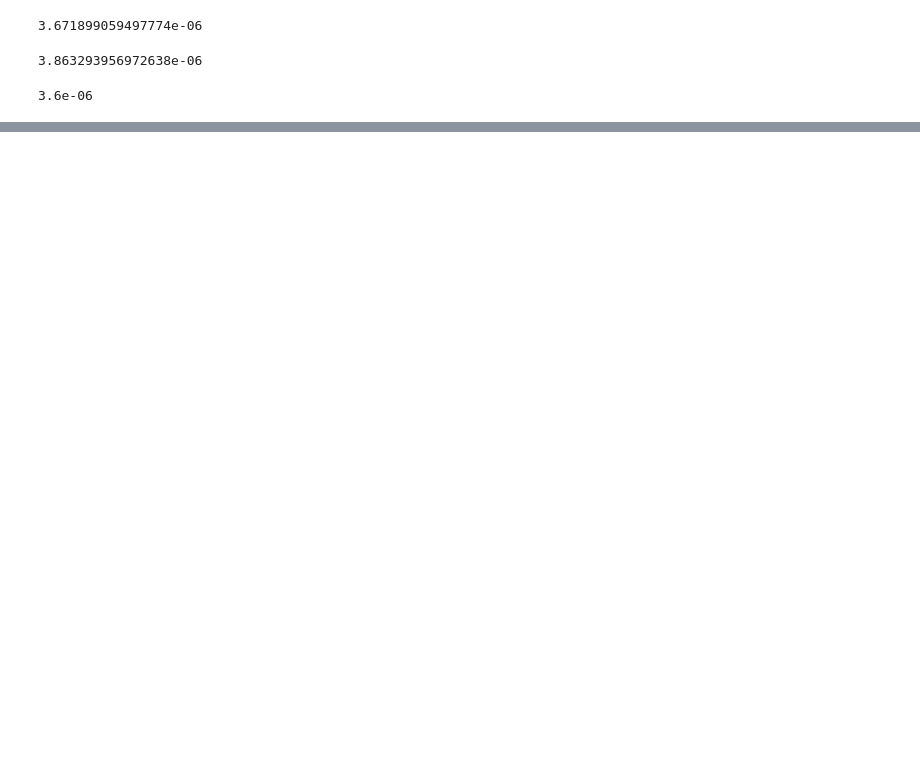
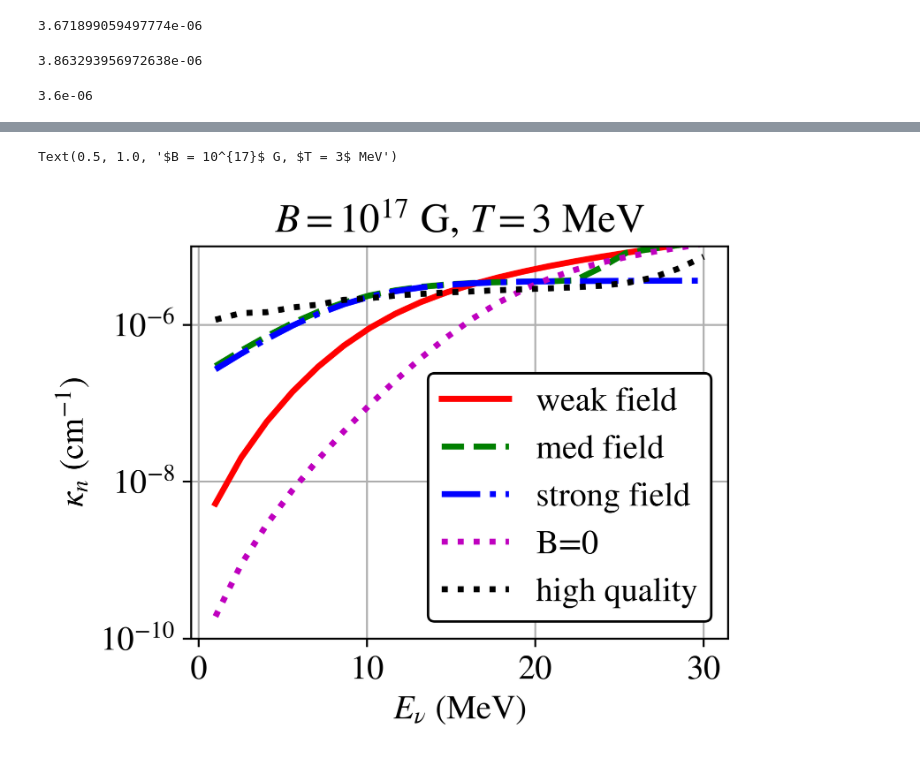
Before and after one commit to clwelch03/HEA-neutrinos, a Jupyter notebook: src/newopacities_mlknotes.ipynb, the cells around one changed output, grey strips where cells are left out. Cells and saved outputs as stored; diff of their text form; code cells hidden in the pictures; blank space fills up the shorter version.

```diff
--- a/src/newopacities_mlknotes.ipynb
+++ b/src/newopacities_mlknotes.ipynb
@@ -61,15 +61,18 @@ def electron_energy(eb, n, kz):
 
 def log_electron_density(mu, eb, t):
     if mu < 0:
-        max_ll = 2 * floor(t**2 / (2 * eb))
+        max_ll = 10 * floor(t**2 / (2 * eb))
     else:
-        max_ll = 2 * floor((t + mu)**2 / (2 * eb))
+        max_ll = 10 * floor((t + mu)**2 / (2 * eb))
 
     pos_ll = linspace(1, max_ll, max_ll)
     return log(quad(lambda kz: eb / (2 * pi**2) * (nfd(np.sqrt(kz**2 + ELECTRON_MASS**2), mu, t) + 2 * np.sum(nfd(electron_energy(eb, pos_ll, kz), mu, t))), 0, max((20 * t, 20 * (t + mu), 50 * sqrt(t * 2 * eb))))[0])
 
 def mue_solver(ne, eb, t):
     return fsolve(lambda mu: log(ne) - log_electron_density(mu, eb, t), 5 / HBARC)[0]
+
+def mue_solver_zero(ne, t):
+    return fsolve(lambda mu: log(ne) - log(quad(lambda k: k**2 / (pi**2 * (np.exp((k - mu) / t) + 1)), 0, max((20 * t, 20 * (t + mu))))[0]), 20 / HBARC)[0]
 # %%
 #if ne is 0, set ne0 to 1
 def mat_elt(sp, sn, ct_nu, ne0 = 0):
@@ -171,0 +189,24 @@ plt.ylim([1e-6, 1e-4])
+# %%
+kappan_comp_3mev = 10**39 * 0.16 * 10**-3 * 0.75 * np.array([9.620698697053828e-42, 1.1679678066802725e-41, 1.2012741599635759e-41, 1.3762456349338368e-41, 1.5000733746970754e-41, 1.7239685458034566e-41, 1.811199445888541e-41, 1.9513174594283932e-41, 2.0506244910408358e-41, 2.138887119920586e-41, 2.2082755999503886e-41, 2.2906394089828734e-41, 2.352956461329258e-41, 2.417830484581144e-41, 2.4922763529919566e-41, 2.607318942363941e-41, 2.828514219132879e-41, 3.299564719726727e-41, 4.2876624058213587e-41, 6.118260617120438e-41])
+kappan_comp_1mev = 10**39 * 0.16 * 10**-3 * 0.75 * np.array([7.778990987420739e-45, 3.687426376279251e-44, 1.7570246587074735e-43, 8.058481616902194e-43, 3.247322444995863e-42, 9.648957639008996e-42, 1.8277940635281547e-41, 2.389554329931399e-41, 2.5940367447684583e-41, 2.654844550153016e-41, 2.6674640290705736e-41, 2.667228300794447e-41, 2.6609023397776513e-41, 2.6629424016380714e-41, 2.3720659097910184e-41, 2.2589052802796264e-41, 2.6278444072160873e-41, 2.6488247334664534e-41, 2.662110563180715e-41, 1.7550906787180635e-41])
+# %%
+knuspace = linspace(1, 30, 20) / HBARC
+
+fig, ax_temp = plt.subplots(figsize = (4, 3))
+
+ax_temp.plot(knuspace * HBARC, [nun_opacity_low(0.16 * 10**-3, 0.25, 1e17 * G_TO_FM, 3 / HBARC, knu, 0) * 10**13 for knu in knuspace], 'r-',
+        knuspace * HBARC, [nun_opacity_med(0.16 * 10**-3, 0.25, 1e17 * G_TO_FM, 3 / HBARC, knu, 0) * 10**13 for knu in knuspace], 'g--',
+        knuspace * HBARC, [nun_opacity_high(0.16 * 10**-3, 0.25, 1e17 * G_TO_FM, 3 / HBARC, knu, 0) * 10**13 for knu in knuspace], 'b-.',
+        knuspace * HBARC, [nun_opacity_zero(0.16 * 10**-3, 0.25, 3 / HBARC, knu, 0) * 10**13 for knu in knuspace], 'm:',
+        knuspace * HBARC, kappan_comp_3mev, 'k:')
+ax_temp.set_yscale('log')
+ax_temp.set_xlabel('$E_\\nu$ (MeV)')
+ax_temp.set_ylabel('$\kappa_n$ (cm$^{-1}$)')
+ax_temp.grid(alpha = 1)
+
+ax_temp.set_ylim([1e-10, 1e-5])
+ax_temp.legend(['weak field', 'med field', 'strong field', 'B=0', 'high quality'], edgecolor = 'k', framealpha = 1)
+ax_temp.set_title('$B = 10^{17}$ G, $T = 3$ MeV')
+# %% [output]
+Text(0.5, 1.0, '$B = 10^{17}$ G, $T = 3$ MeV')
+[figure, added]
```
Also changed, not shown: parts of 6 cells of this notebook.
